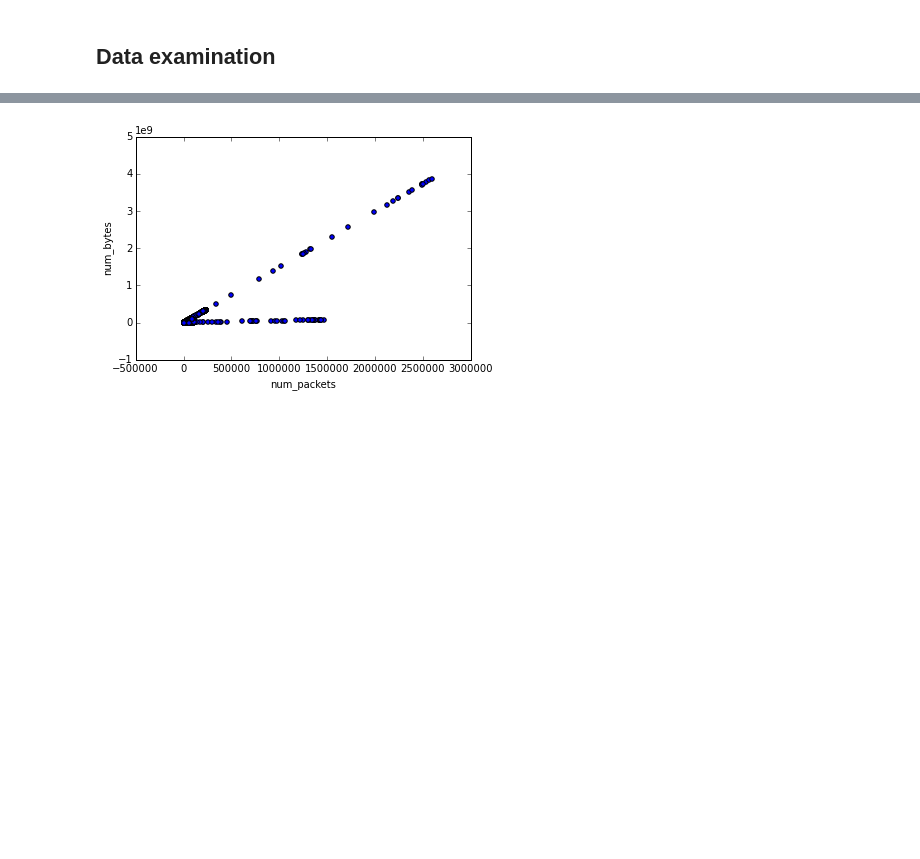
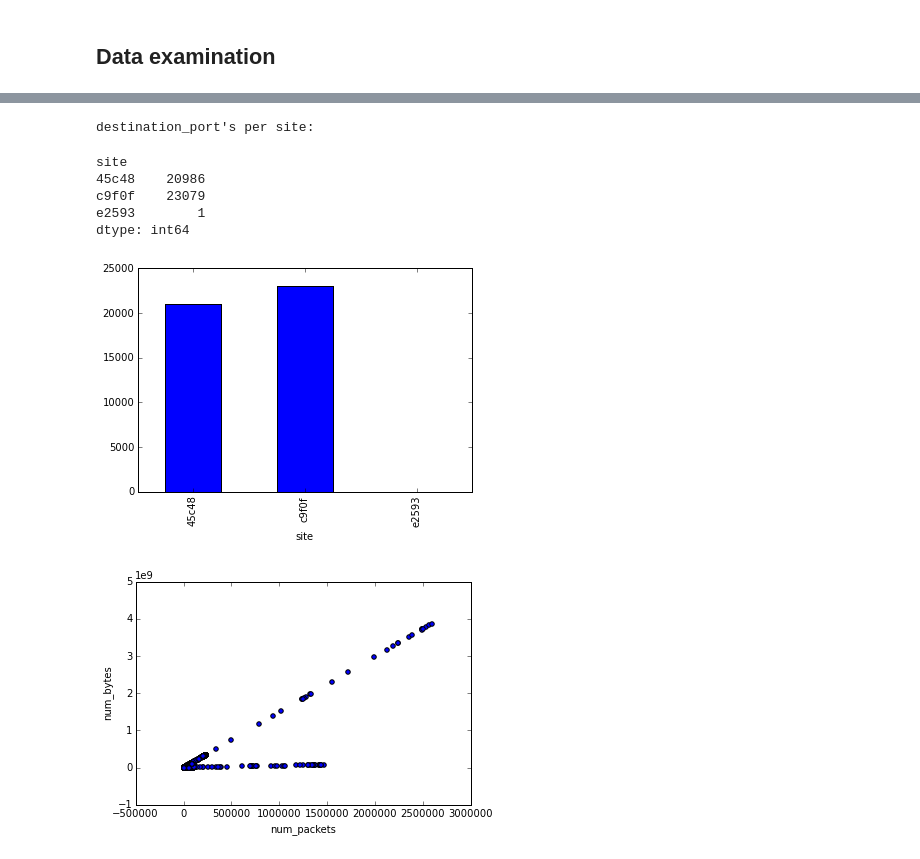
Before and after one commit to llathrop/ud919, a Jupyter notebook: DetectingNetAttacks.ipynb, the cells around one changed output, grey strips where cells are left out. Cells and saved outputs as stored; diff of their text form; code cells hidden in the pictures; blank space fills up the shorter version.

```diff
--- a/DetectingNetAttacks.ipynb
+++ b/DetectingNetAttacks.ipynb
@@ -237,3 +266,18 @@ dtype: int64
+# %%
+print "destination_port's per site:"
+dest_port_by_site = groupbysource.apply(lambda x: len(x['destination_port'].unique()))
+display (dest_port_by_site)
+dest_port_by_site.plot(kind='bar')
+plt.show()
+plt.close()
+# %% [output]
+destination_port's per site:
+site
+45c48    20986
+c9f0f    23079
+e2593        1
+dtype: int64
+[figure, added]
 # %%
 data.plot(kind='scatter',x='num_packets',y='num_bytes')
 plt.figure(figsize=(14,10))
```
Also changed, not shown: parts of 5 cells of this notebook.
